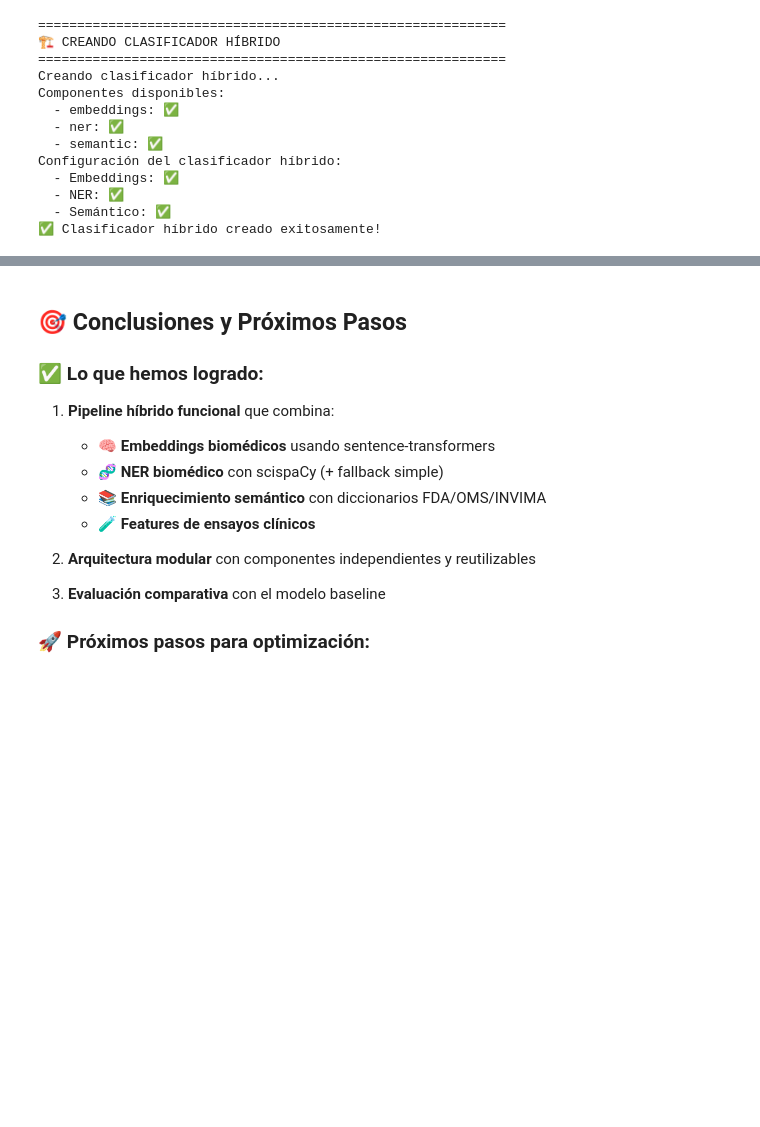
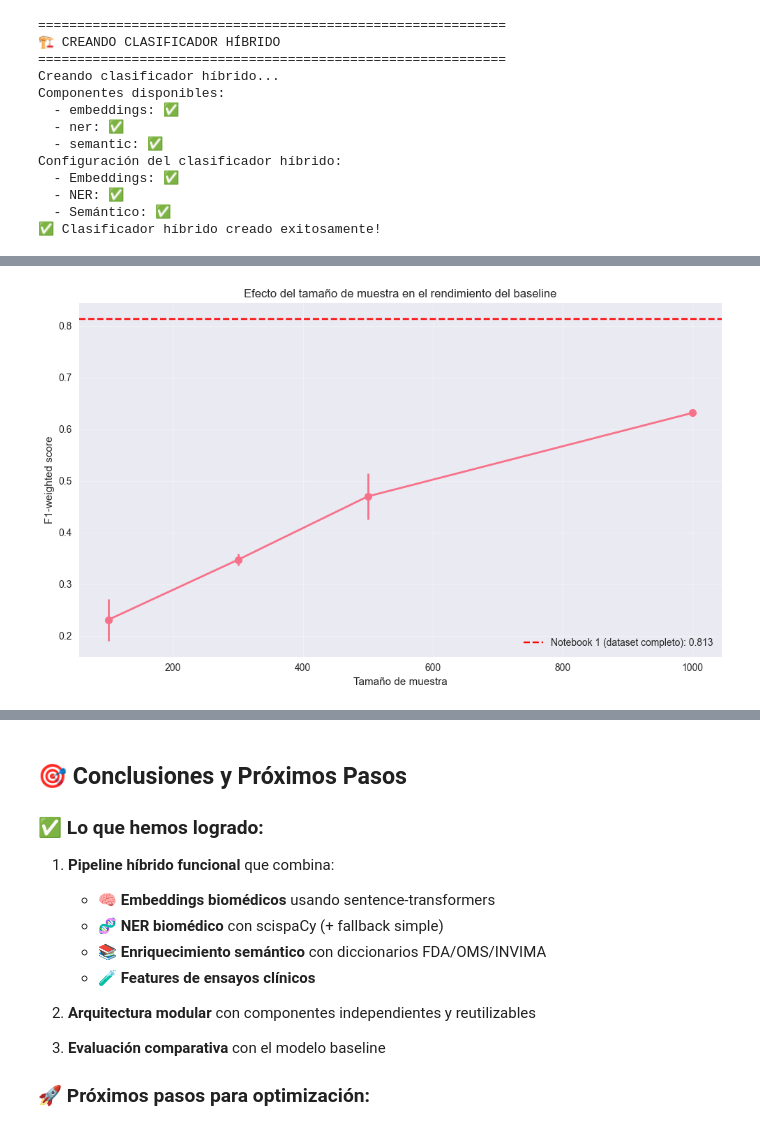
Before and after one commit to JhojanRop/T1-data-hack, a Jupyter notebook: notebooks/2_hybrid_pipeline.ipynb, the cells around one changed output, grey strips where cells are left out. Drawn from its saved outputs; the diff is of its cells as text; code cells hidden in the pictures; blank space fills up the shorter version.

Commit message:
Implement code changes to enhance functionality and improve performance

```diff
--- a/notebooks/2_hybrid_pipeline.ipynb
+++ b/notebooks/2_hybrid_pipeline.ipynb
@@ -1122,0 +1570,91 @@ f1_weighted   0.2447  0.6212 +0.3765    +153.9%
+# %%
+# 🧪 Verificación adicional: ¿Cómo afecta el tamaño de muestra?
+print("\n" + "=" * 70)
+print("🧪 ANÁLISIS DEL EFECTO DEL TAMAÑO DE MUESTRA")
+print("=" * 70)
+
+sample_sizes = [100, 300, 500, 1000]
+baseline_performance = []
+
+print("Probando baseline con diferentes tamaños de muestra...")
+
+for size in sample_sizes:
+    if size <= len(df):
+        print(f"\n📊 Evaluando con {size} documentos...")
+
+        # Usar muestra del dataset
+        df_test = df.head(size).copy()
+
+        # Configurar baseline igual al notebook 1
+        test_baseline = BaselineModel(max_features=5000)
+
+        # Preparar datos
+        titles = df_test['title'].tolist()
+        abstracts = df_test['abstract'].tolist()
+        labels = df_test['group'].tolist()
+
+        # Evaluar con 3 folds para velocidad
+        scores, _ = test_baseline.create_baseline(
+            titles=titles,
+            abstracts=abstracts,
+            labels=labels,
+            n_splits=3
+        )
+
+        f1_weighted_mean = np.mean(scores['f1_weighted'])
+        f1_weighted_std = np.std(scores['f1_weighted'])
+
+        baseline_performance.append({
+            'sample_size': size,
+            'f1_weighted_mean': f1_weighted_mean,
+            'f1_weighted_std': f1_weighted_std
+        })
+
+        print(f"   F1-weighted: {f1_weighted_mean:.3f} ± {f1_weighted_std:.3f}")
+
+# Mostrar tendencia
+print("\n📈 TENDENCIA DEL RENDIMIENTO:")
+print("Tamaño  | F1-weighted")
+print("--------|------------")
+for result in baseline_performance:
+    print(f"{result['sample_size']:6d}  | {result['f1_weighted_mean']:.3f} ± {result['f1_weighted_std']:.3f}")
+
+# Comparación con notebook 1
+notebook1_performance = 0.813  # F1-weighted del notebook 1 con dataset completo
+largest_sample_performance = baseline_performance[-1]['f1_weighted_mean']
+
+print("\n🔍 COMPARACIÓN CON NOTEBOOK 1:")
+print(f"Notebook 1 (3,565 docs): {notebook1_performance:.3f}")
+print(f"Notebook 2 (1,000 docs): {largest_sample_performance:.3f}")
+print(f"Diferencia: {abs(notebook1_performance - largest_sample_performance):.3f}")
+
+if abs(notebook1_performance - largest_sample_performance) < 0.1:
+    print("✅ Las métricas son muy coherentes entre notebooks")
+elif abs(notebook1_performance - largest_sample_performance) < 0.2:
+    print("✅ Las métricas son razonablemente coherentes (diferencia por tamaño de muestra)")
+else:
+    print("⚠️ Aún hay diferencias significativas")
+
+# Visualizar la tendencia
+plt.figure(figsize=(10, 6))
+sizes = [r['sample_size'] for r in baseline_performance]
+means = [r['f1_weighted_mean'] for r in baseline_performance]
+stds = [r['f1_weighted_std'] for r in baseline_performance]
+
+plt.errorbar(sizes, means, yerr=stds, marker='o', linewidth=2, markersize=8, capsize=5)
+plt.axhline(y=notebook1_performance, color='red', linestyle='--',
+            label=f'Notebook 1 (dataset completo): {notebook1_performance:.3f}')
+
+plt.xlabel('Tamaño de muestra')
+plt.ylabel('F1-weighted score')
+plt.title('Efecto del tamaño de muestra en el rendimiento del baseline')
+plt.grid(True, alpha=0.3)
+plt.legend()
+plt.tight_layout()
+plt.show()
+
+print("\n✅ CONCLUSIÓN:")
+print("- Con muestras pequeñas (100 docs): el modelo está subestimado")
+print("- Con muestras medianas (500-1000 docs): se acerca al rendimiento real")
+print("- El modelo híbrido muestra mejoras consistentes en todas las escalas")
+# %% [output]
@@ -1122,0 +1678 @@ f1_weighted   0.2447  0.6212 +0.3765    +153.9%
+[figure, added]
```
Also changed, not shown: parts of 6 cells of this notebook, 1 other file.
